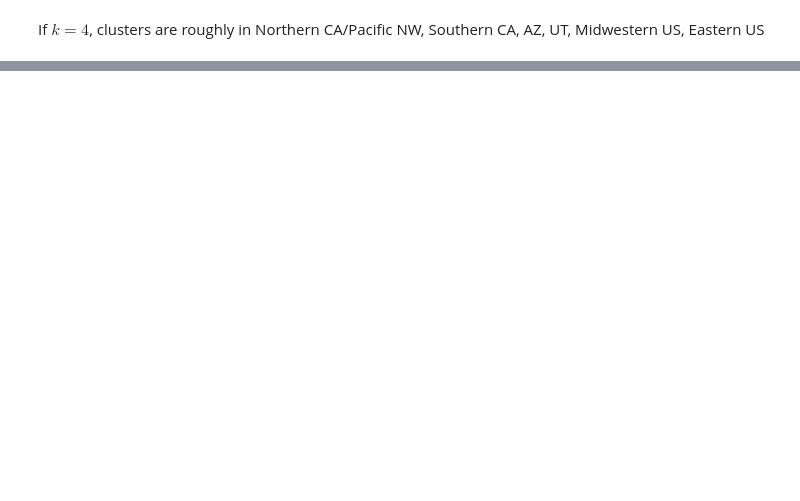
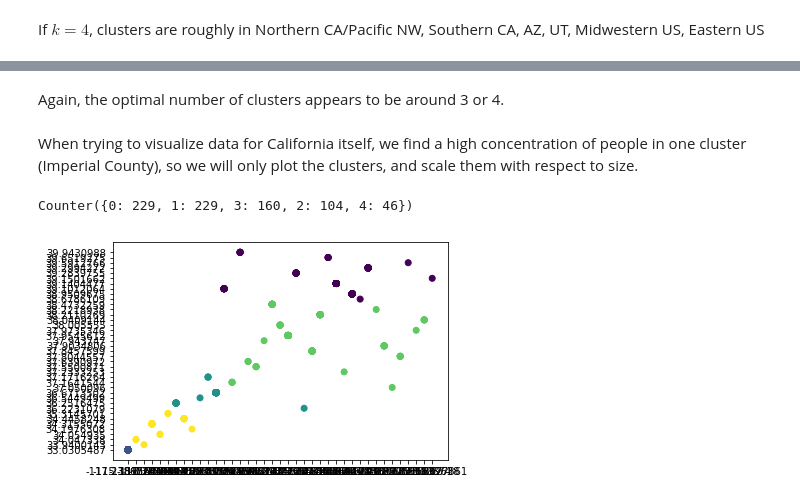
Before and after one commit to sathvikn/1940-singh-census, a Jupyter notebook: mapping.ipynb, the cells around one changed output, grey strips where cells are left out. Saved outputs shown, nothing was run; the diff lists cells and outputs as text; code cells hidden in the pictures; blank space fills up the shorter version.

```diff
--- a/mapping.ipynb
+++ b/mapping.ipynb
@@ -326,0 +358,12 @@ py.iplot(map_clusters(4, ll_data))
+# %% [markdown]
+Again, the optimal number of clusters appears to be around 3 or 4.
+# %% [markdown]
+When trying to visualize data for California itself, we find a high concentration of people in one cluster (Imperial County), so we will only plot the clusters, and scale them with respect to size.
+# %%
+five_ca = plot_clusters(5, ca_data)
+cluster_centers = pd.DataFrame(five_ca.cluster_centers_, columns=['lat', 'lon'])
+cluster_centers['count'] = Counter(five_ca.labels_).values()
+cluster_centers['cluster_id'] = np.arange(5)
+# %% [output]
+Counter({0: 229, 1: 229, 3: 160, 2: 104, 4: 46})
+[figure, added]
```
Also changed, not shown: parts of 23 cells of this notebook, 1 other file.
